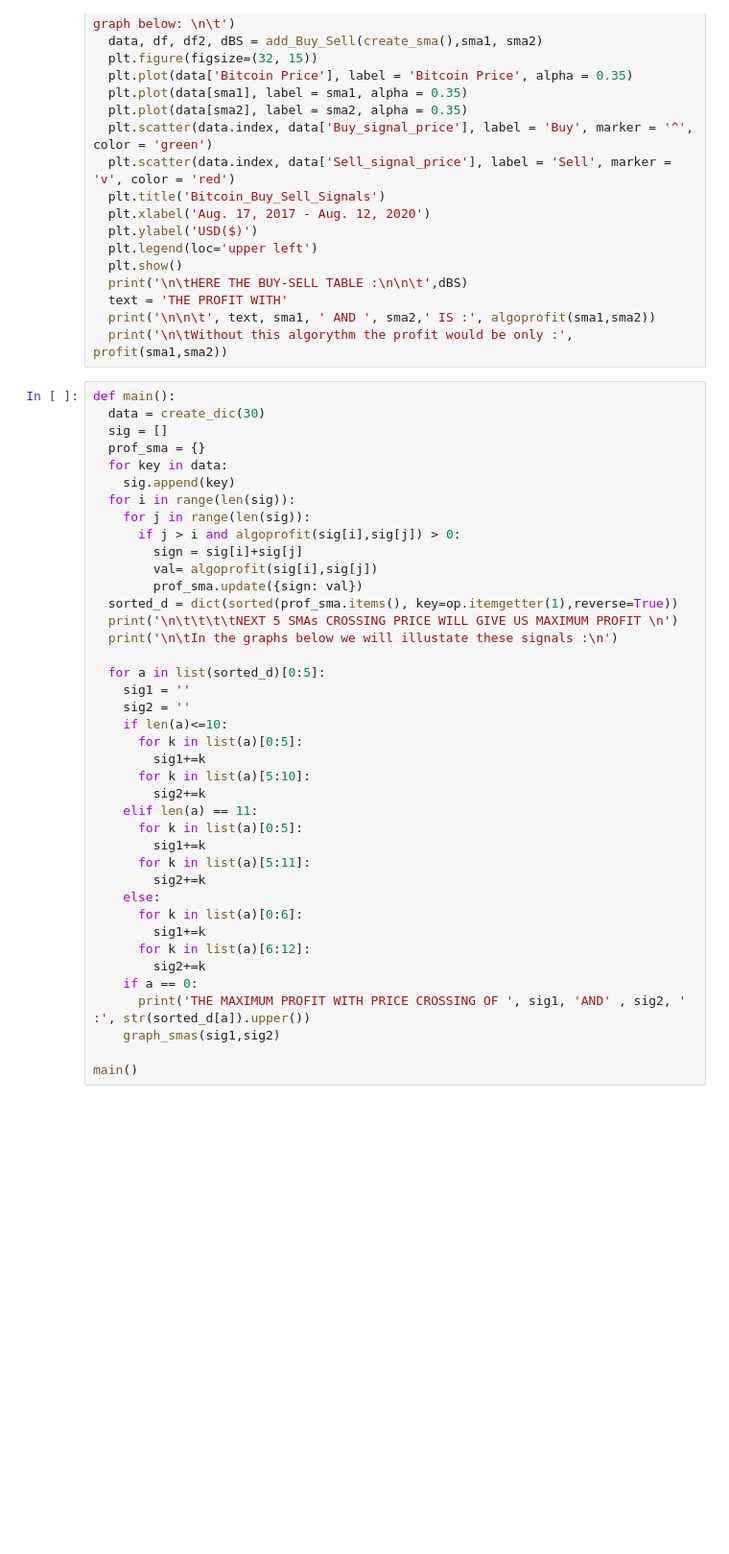
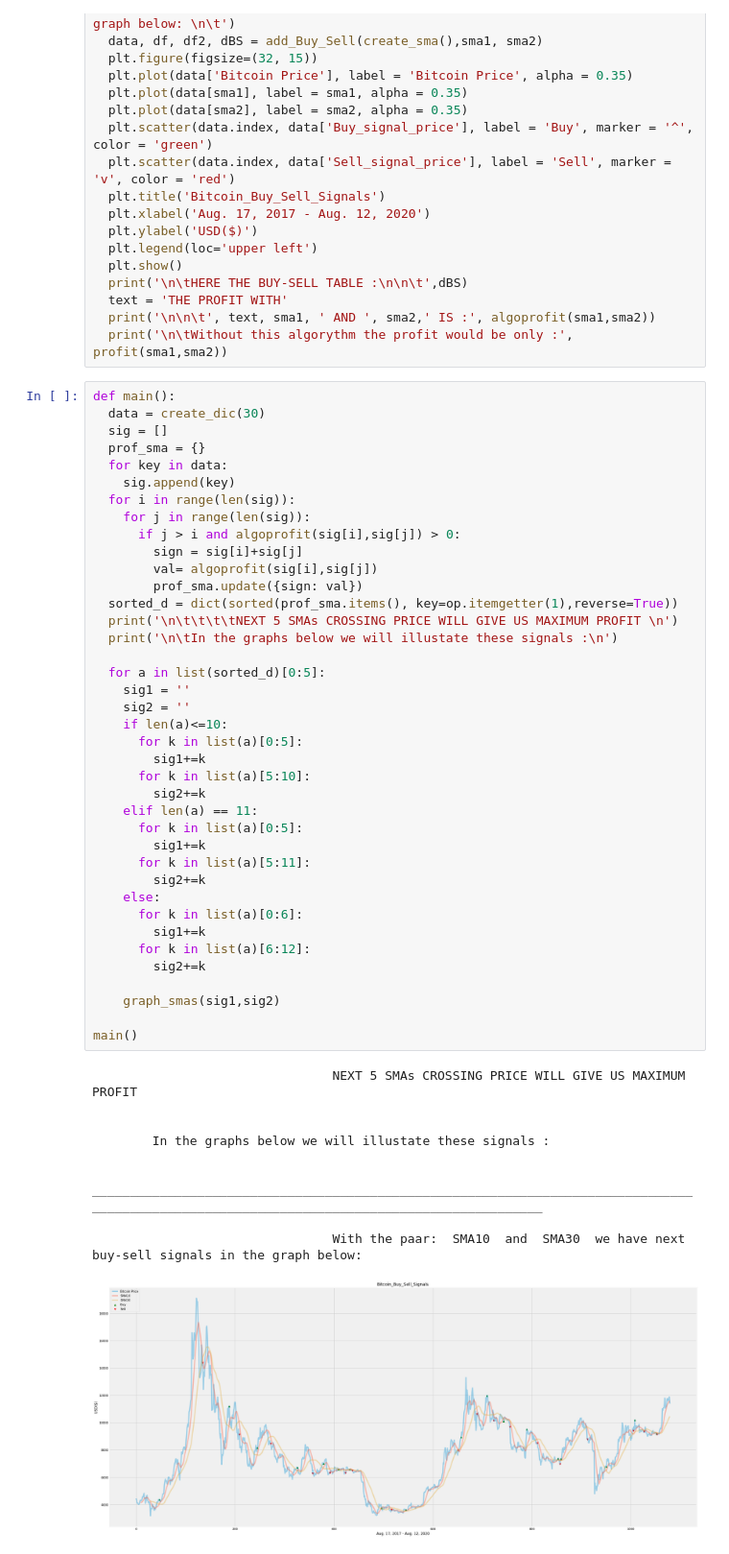
Before and after one commit to SergeiVorobev/Assets-price-analysis-project-python-, a Jupyter notebook: AnalysisOfBitcoin.ipynb, the cells around one changed output. Shown at 96% size. Saved outputs shown, nothing was run; the diff lists cells and outputs as text; blank space fills up the shorter version.

```diff
--- a/AnalysisOfBitcoin.ipynb
+++ b/AnalysisOfBitcoin.ipynb
@@ -179,32 +214,42 @@ def main():
     for j in range(len(sig)):
       if j > i and algoprofit(sig[i],sig[j]) > 0:
         sign = sig[i]+sig[j]
         val= algoprofit(sig[i],sig[j])
         prof_sma.update({sign: val})
   sorted_d = dict(sorted(prof_sma.items(), key=op.itemgetter(1),reverse=True))
   print('\n\t\t\t\tNEXT 5 SMAs CROSSING PRICE WILL GIVE US MAXIMUM PROFIT \n')
   print('\n\tIn the graphs below we will illustate these signals :\n')
 
   for a in list(sorted_d)[0:5]:
     sig1 = ''
     sig2 = ''
     if len(a)<=10:
       for k in list(a)[0:5]:
         sig1+=k
       for k in list(a)[5:10]:
         sig2+=k
     elif len(a) == 11:
       for k in list(a)[0:5]:
         sig1+=k
       for k in list(a)[5:11]:
         sig2+=k
     else:
       for k in list(a)[0:6]:
         sig1+=k
       for k in list(a)[6:12]:
         sig2+=k
-    if a == 0:
-      print('THE MAXIMUM PROFIT WITH PRICE CROSSING OF ', sig1, 'AND' , sig2, ' :', str(sorted_d[a]).upper())
+
     graph_smas(sig1,sig2)
 
 main()
+# %% [output]
+                                NEXT 5 SMAs CROSSING PRICE WILL GIVE US MAXIMUM PROFIT
+
+
+        In the graphs below we will illustate these signals :
+
+
+____________________________________________________________________________________________________________________________________________
+
+                                With the paar:  SMA10  and  SMA30  we have next buy-sell signals in the graph below:
+[figure, added]
```
Also changed, not shown: parts of 7 cells of this notebook.
